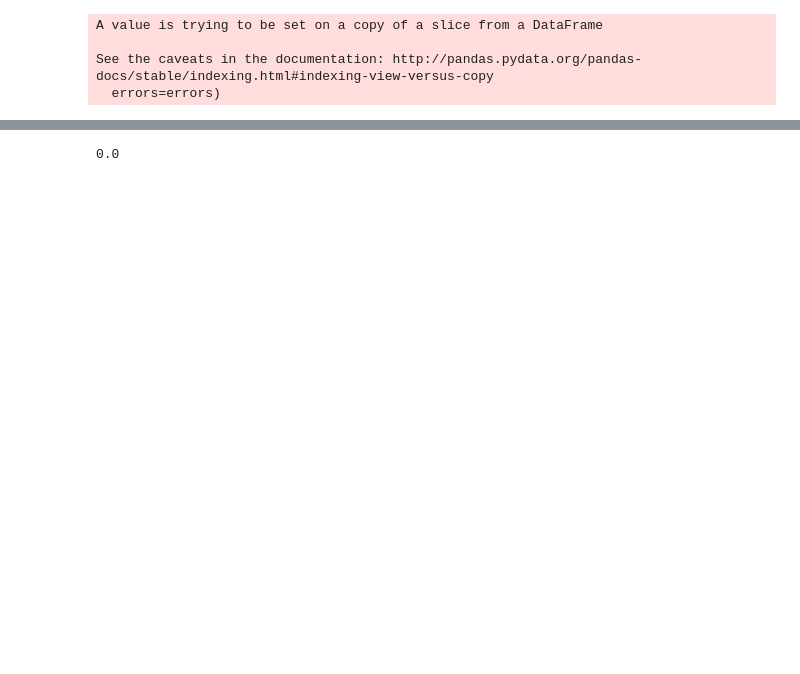
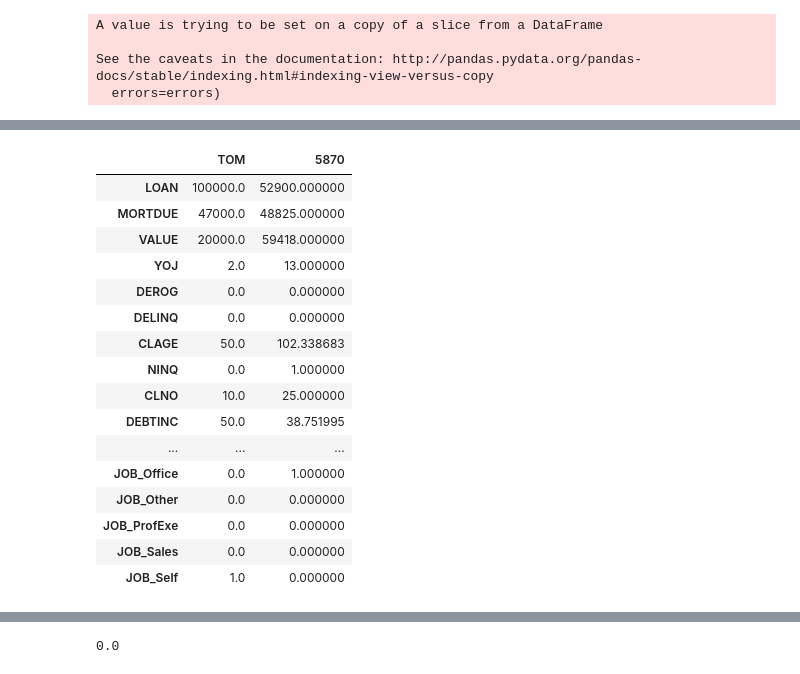
Before and after one commit to lusuelves/CreditRisk, a Jupyter notebook: code/recommender.ipynb, the cells around one changed output, grey strips where cells are left out. Saved outputs shown, nothing was run; the diff lists cells and outputs as text; code cells hidden in the pictures; blank space fills up the shorter version.

```diff
--- a/code/recommender.ipynb
+++ b/code/recommender.ipynb
@@ -220,19 +73,0 @@ LogisticRegression(C=1.0, class_weight=None, dual=False, fit_intercept=True,
-# %%
-tom = pd.Series({'BAD': 0,
- 'MORTDUE': 47000,
- 'VALUE': 200000,
- 'YOJ': 2.0,
- 'DEROG': 0,
- 'DELINQ': 0,
- 'CLAGE': 200,
- 'CLNO': 10,
- 'DEBTINC': 5,
- 'NINQ': 0,
- 'REASON_DebtCon':1,
- 'REASON_HomeImp':0,
- 'JOB_Mgr':0,
- 'JOB_Office':0,
- 'JOB_Other':0,
- 'JOB_ProfExe':0,
- 'JOB_Sales':0,
- 'JOB_Self':1})
@@ -257,0 +92,21 @@ tom = pd.Series({'BAD': 1,
+# %%
+data_pos[["TOM",5870]] # Comparing with the most similar person who has paid, but I realise
+                       # there are some variables such as CLNO which I can not change.
+# %% [output]
+|  | TOM | 5870 |
+| LOAN | 100000.0 | 52900.000000 |
+| MORTDUE | 47000.0 | 48825.000000 |
+| VALUE | 20000.0 | 59418.000000 |
+| YOJ | 2.0 | 13.000000 |
+| DEROG | 0.0 | 0.000000 |
+| DELINQ | 0.0 | 0.000000 |
+| CLAGE | 50.0 | 102.338683 |
+| NINQ | 0.0 | 1.000000 |
+| CLNO | 10.0 | 25.000000 |
+| DEBTINC | 50.0 | 38.751995 |
+| ... | ... | ... |
+| JOB_Office | 0.0 | 1.000000 |
+| JOB_Other | 0.0 | 0.000000 |
+| JOB_ProfExe | 0.0 | 0.000000 |
+| JOB_Sales | 0.0 | 0.000000 |
+| JOB_Self | 1.0 | 0.000000 |
```
Also changed, not shown: parts of 107 cells of this notebook, 25 other files.
